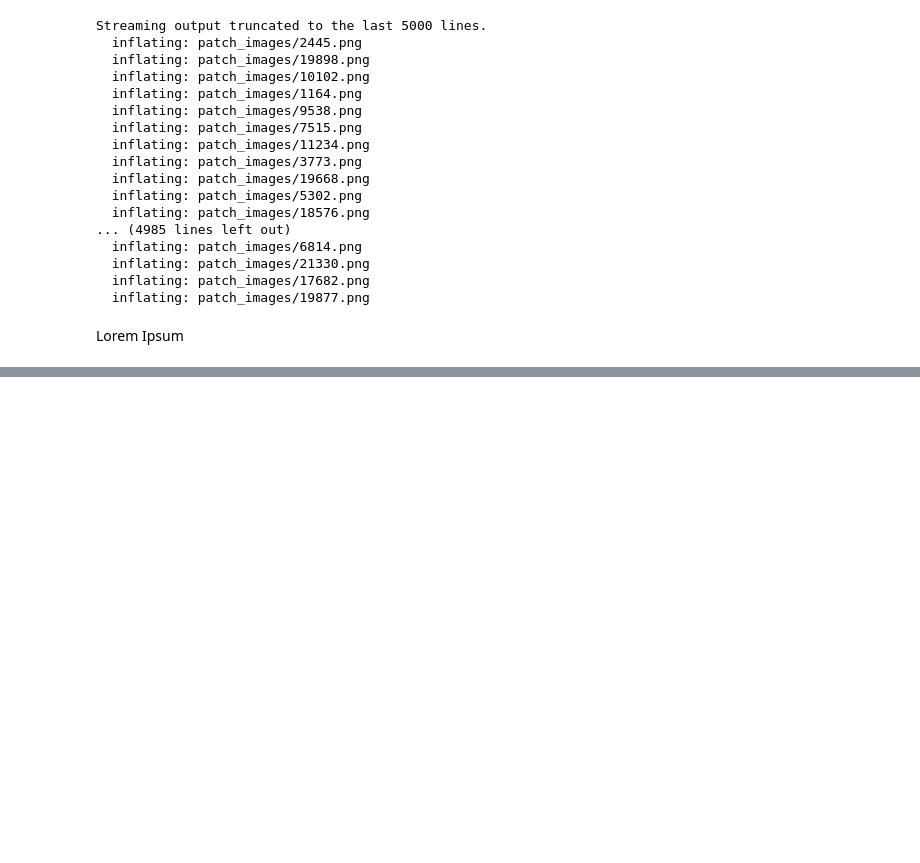
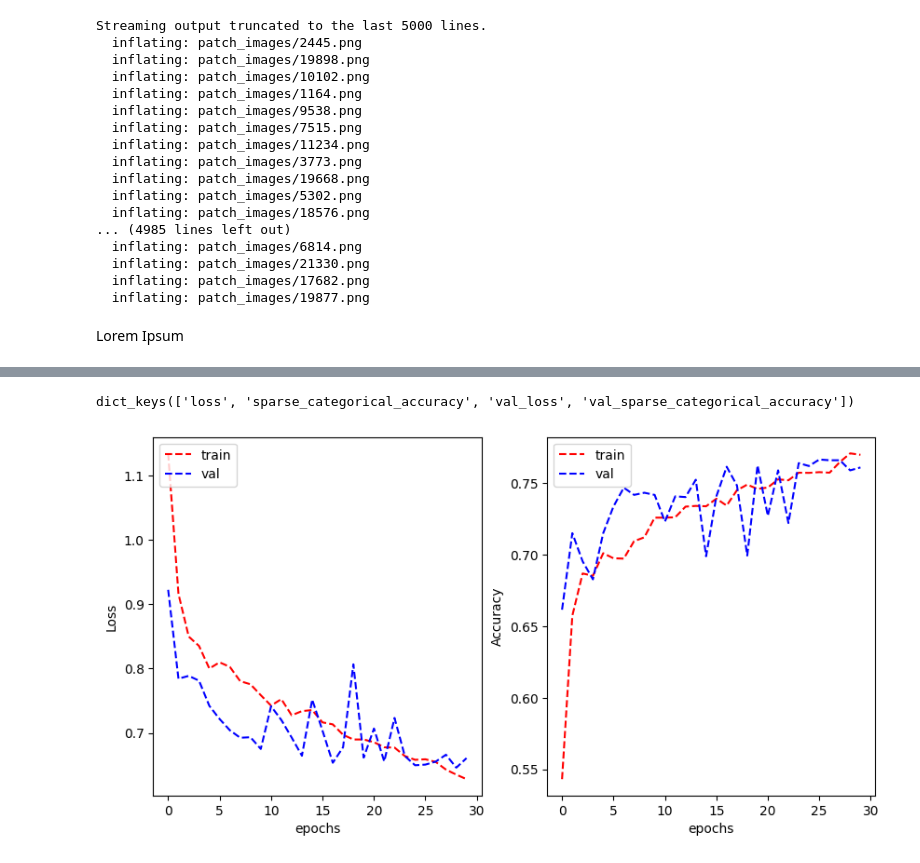
Before and after one commit to Colossus08/ML-Assignment-2, a Jupyter notebook: ML_Assignment_2.ipynb, the cells around one changed output, grey strips where cells are left out. Saved outputs shown, nothing was run; the diff lists cells and outputs as text; code cells hidden in the pictures; blank space fills up the shorter version.

Commit message:
model1 for category classification

```diff
--- a/ML_Assignment_2.ipynb
+++ b/ML_Assignment_2.ipynb
@@ -28,0 +82,2 @@ hiii
+# %%
+batch_size=32
@@ -28,0 +108,23 @@ hiii
+# %%
+reg_lambda = 0.001
+OUTPUT_CLASSES = 4
+
+model=tf.keras.Sequential([
+    tf.keras.layers.Input(shape=(27,27,3)),
+    # tf.keras.layers.Lambda(lambda x: tf.expand_dims(x[:,:,:,0],-1,name=None)),
+    tf.keras.layers.Conv2D(32,(3,3),activation='relu',kernel_regularizer=tf.keras.regularizers.l2(reg_lambda)),
+    tf.keras.layers.MaxPooling2D(pool_size=(2,2)),
+
+    tf.keras.layers.Conv2D(64,(3,3),activation='relu',kernel_regularizer=tf.keras.regularizers.l2(reg_lambda)),
+    tf.keras.layers.MaxPooling2D(pool_size=(2,2)),
+
+    tf.keras.layers.Flatten(),
+    tf.keras.layers.Dense(64),
+    tf.keras.layers.Activation('relu'),
+    tf.keras.layers.Dropout(0.5),
+    tf.keras.layers.Dense(OUTPUT_CLASSES,activation='softmax',kernel_regularizer=tf.keras.regularizers.l2(reg_lambda))
+])
+# %%
+model.compile(optimizer='adam',loss='sparse_categorical_crossentropy',metrics=['sparse_categorical_accuracy'])
+# %%
+history=model.fit(training_generator,epochs=30,validation_data=validation_generator)
@@ -28,0 +152,22 @@ hiii
+# %%
+history.history.keys()
+# %% [output]
+dict_keys(['loss', 'sparse_categorical_accuracy', 'val_loss', 'val_sparse_categorical_accuracy'])
+# %%
+plt.figure(figsize=(10,5))
+plt.subplot(1,2,1)
+plt.plot(history.history['loss'], 'r--')
+plt.plot(history.history['val_loss'], 'b--')
+plt.xlabel("epochs")
+plt.ylabel("Loss")
+plt.legend(['train', 'val'], loc='upper left')
+
+plt.subplot(1,2,2)
+plt.plot(history.history['sparse_categorical_accuracy'], 'r--')
+plt.plot(history.history['val_sparse_categorical_accuracy'], 'b--')
+plt.xlabel("epochs")
+plt.ylabel("Accuracy")
+plt.legend(['train', 'val'], loc='upper left')
+plt.show()
+# %% [output]
+[figure, added]
```
Also changed, not shown: parts of 16 cells of this notebook.
